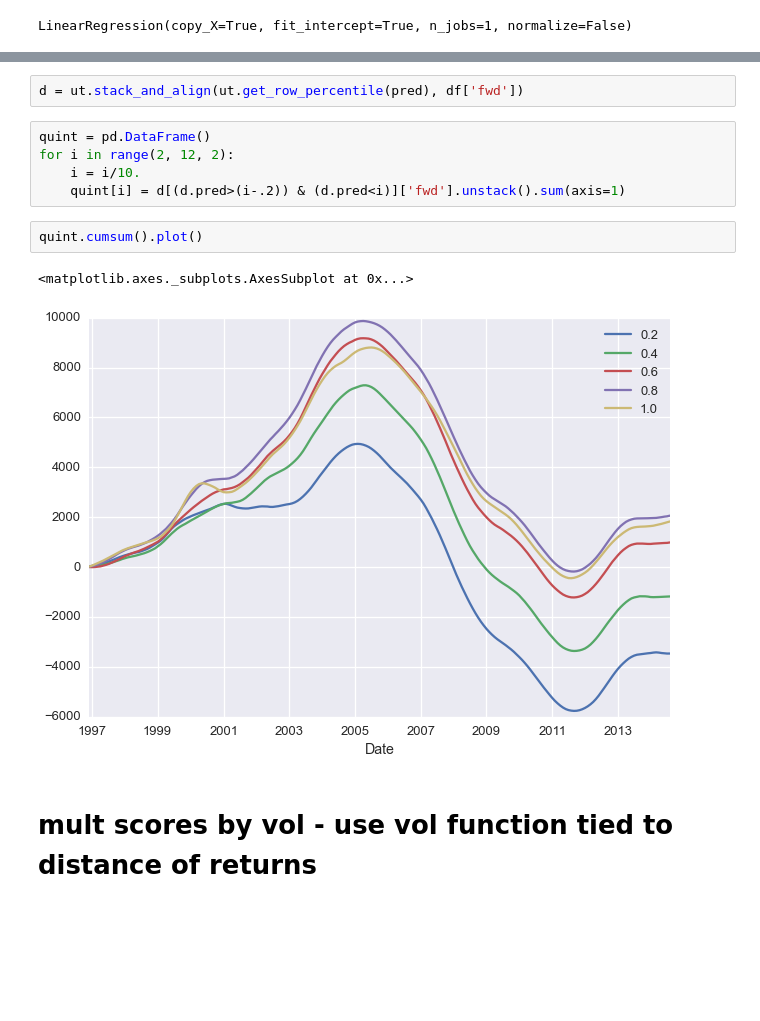
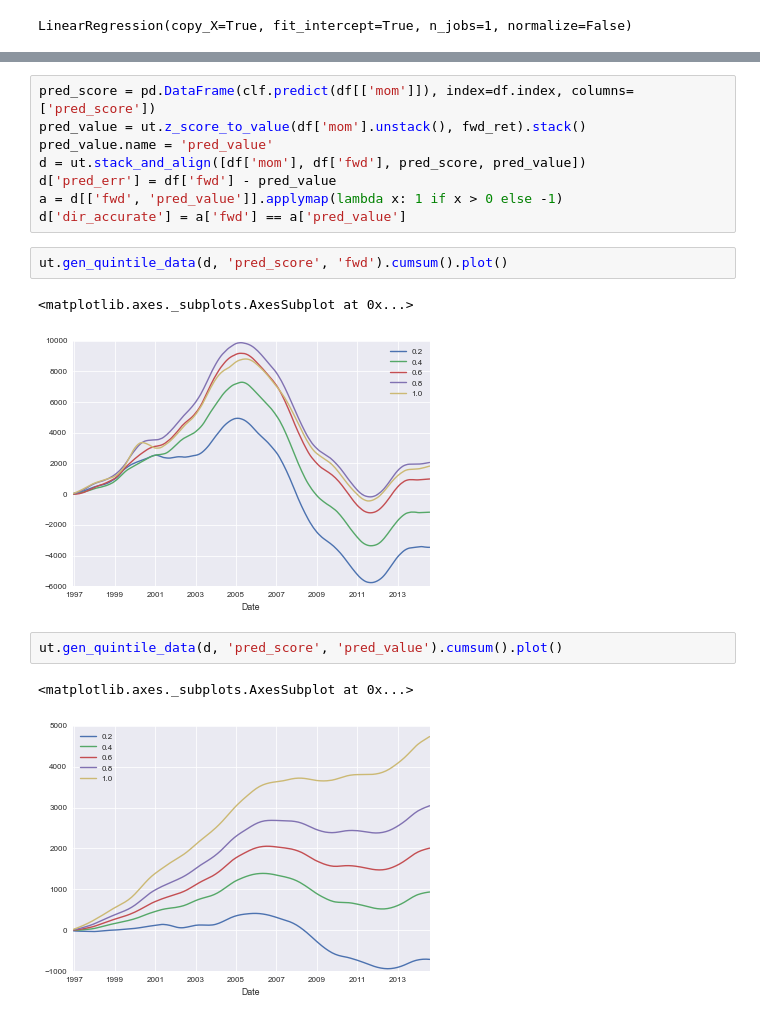
Before and after one commit to rhouck/re, a Jupyter notebook: explore.ipynb, the cells around one changed output, grey strips where cells are left out. Cells and saved outputs as stored; diff of their text form; blank space fills up the shorter version.

```diff
--- a/explore.ipynb
+++ b/explore.ipynb
@@ -131,14 +129,18 @@ pred = pd.DataFrame(clf.predict(df[['mom']]), index=df.index, columns=['pred'])
-# %%
-d = ut.stack_and_align(ut.get_row_percentile(pred), df['fwd'])
-# %%
-quint = pd.DataFrame()
-for i in range(2, 12, 2):
-    i = i/10.
-    quint[i] = d[(d.pred>(i-.2)) & (d.pred<i)]['fwd'].unstack().sum(axis=1)
-# %%
-quint.cumsum().plot()
-# %% [output]
-<matplotlib.axes._subplots.AxesSubplot at 0x...>
-[figure, removed]
-# %% [markdown]
-# mult scores by vol - use vol function tied to distance of returns
+# %%
+pred_score = pd.DataFrame(clf.predict(df[['mom']]), index=df.index, columns=['pred_score'])
+pred_value = ut.z_score_to_value(df['mom'].unstack(), fwd_ret).stack()
+pred_value.name = 'pred_value'
+d = ut.stack_and_align([df['mom'], df['fwd'], pred_score, pred_value])
+d['pred_err'] = df['fwd'] - pred_value
+a = d[['fwd', 'pred_value']].applymap(lambda x: 1 if x > 0 else -1)
+d['dir_accurate'] = a['fwd'] == a['pred_value']
+# %%
+ut.gen_quintile_data(d, 'pred_score', 'fwd').cumsum().plot()
+# %% [output]
+<matplotlib.axes._subplots.AxesSubplot at 0x...>
+[figure, added]
+# %%
+ut.gen_quintile_data(d, 'pred_score', 'pred_value').cumsum().plot()
+# %% [output]
+<matplotlib.axes._subplots.AxesSubplot at 0x...>
+[figure, added]
```
Also changed, not shown: parts of 9 cells of this notebook.
